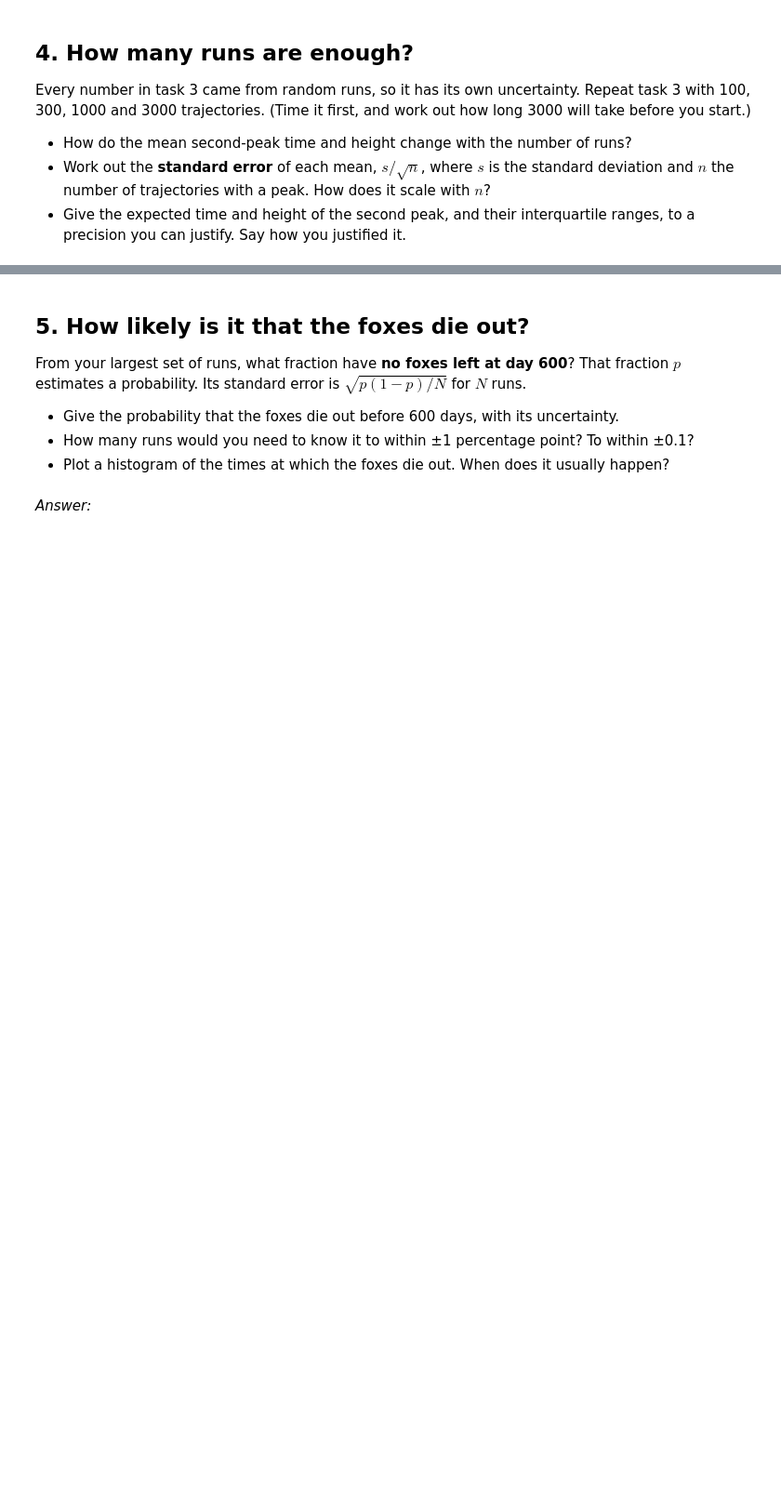
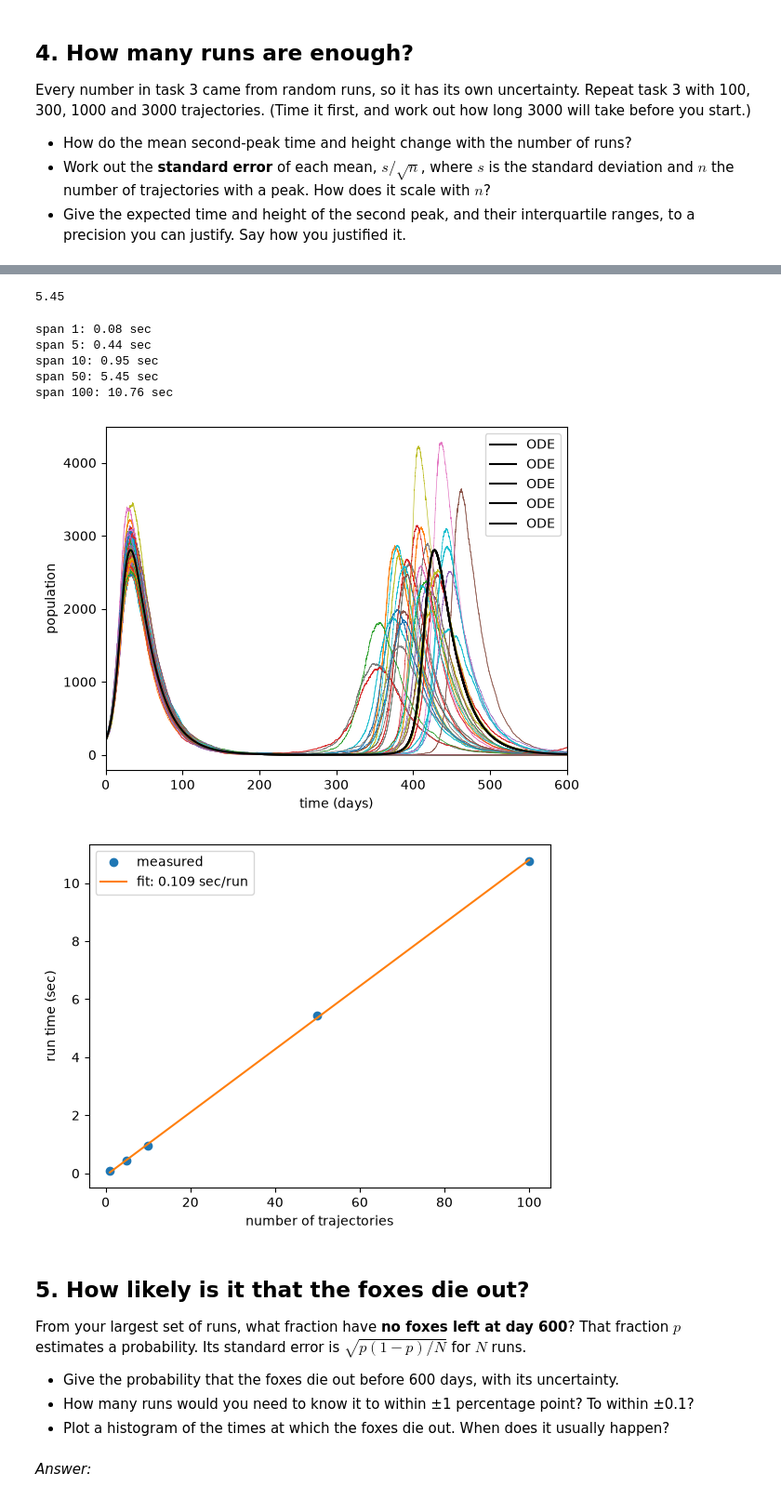
Before and after one commit to mitchellmlibby/kinetic-monte-carlo, a Jupyter notebook: rabbits-and-foxes-kmc.ipynb, the cells around one changed output, grey strips where cells are left out. Shown at 93% size. Drawn from its saved outputs; the diff is of its cells as text; code cells hidden in the pictures; blank space fills up the shorter version.

```diff
--- a/rabbits-and-foxes-kmc.ipynb
+++ b/rabbits-and-foxes-kmc.ipynb
@@ -374,0 +420,30 @@ long 3000 will take before you start.)
+# %%
+print(0.109*3000/60)
+# %% [output]
+5.45
+# %%
+elapsed = {}
+spans = [1,5,10,50,100]
+for n in spans:
+    start = time.perf_counter()
+    seed_trajectory_scan(span=n, t_end=600)
+    elapsed[n] = time.perf_counter() - start
+    print(f"span {n}: {elapsed[n]:.2f} sec")
+plt.figure()                                  # new figure, so it doesn't draw on the scan plots
+x = np.array(spans)
+y = np.array(list(elapsed.values()))
+slope, intercept = np.polyfit(x, y, 1)
+plt.plot(x, y, "o", label="measured")
+plt.plot(x, slope*x + intercept, "-", label=f"fit: {slope:.3f} sec/run")
+plt.xlabel("number of trajectories")
+plt.ylabel("run time (sec)")
+plt.legend()
+plt.show()
+# %% [output]
+span 1: 0.08 sec
+span 5: 0.44 sec
+span 10: 0.95 sec
+span 50: 5.45 sec
+span 100: 10.76 sec
+[figure, added]
+[figure, added]
```
Also changed, not shown: parts of 12 cells of this notebook.
